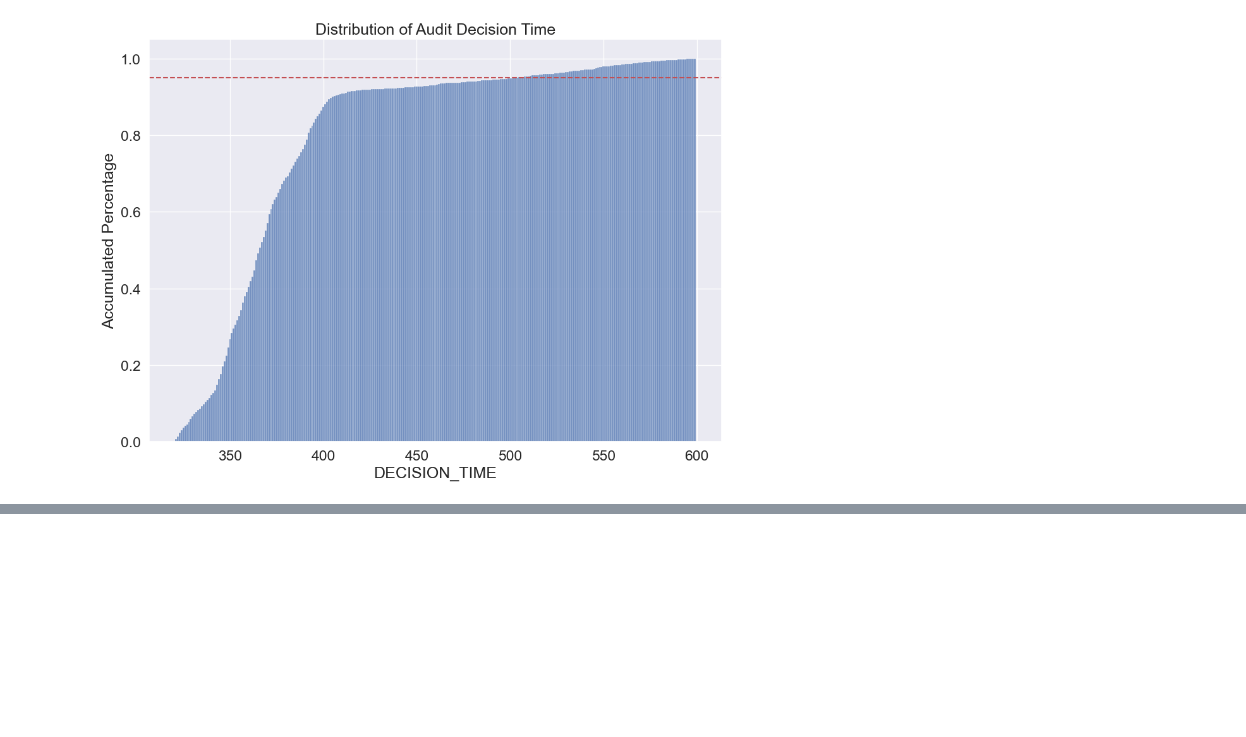
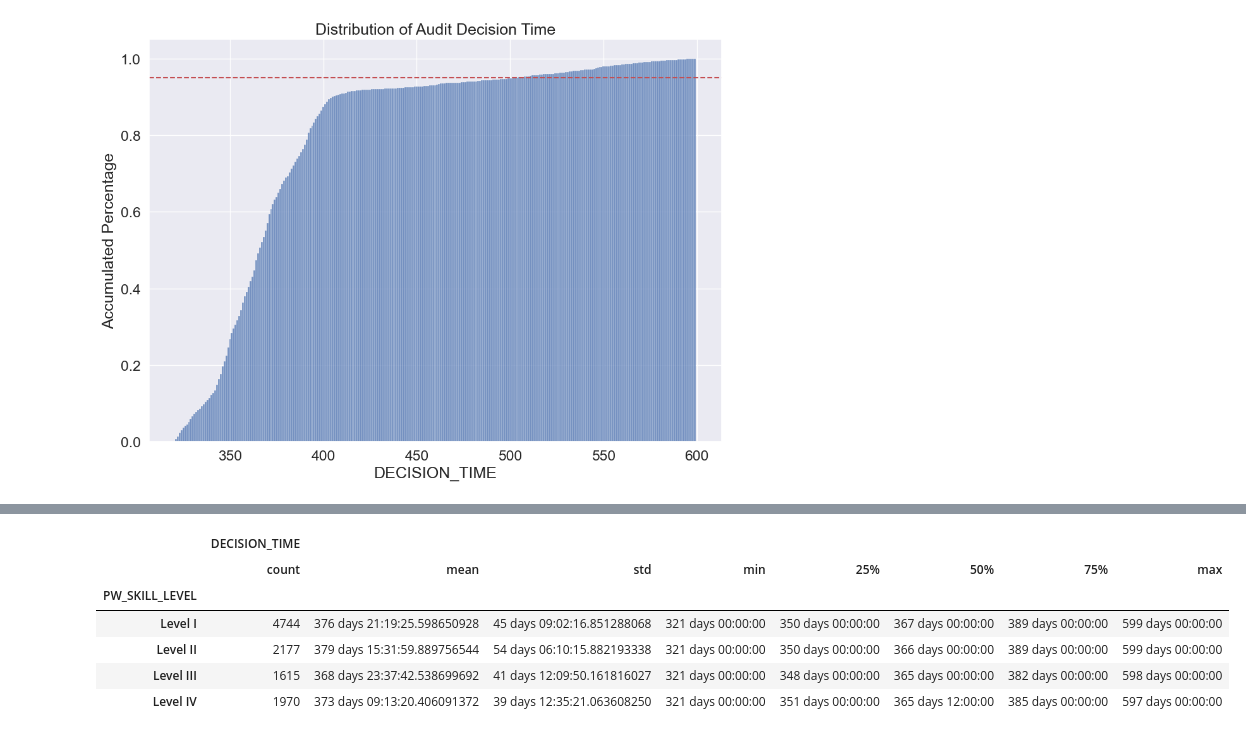
Before and after one commit to baslia/perm_analysis, a Jupyter notebook: audit_analysis.ipynb, the cells around one changed output, grey strips where cells are left out. Cells and saved outputs as stored; diff of their text form; code cells hidden in the pictures; blank space fills up the shorter version.

```diff
--- a/audit_analysis.ipynb
+++ b/audit_analysis.ipynb
@@ -56,0 +121,10 @@ ax.axhline(y=0.95, color='r', linestyle='--')
+# %%
+df_audit[['PW_SKILL_LEVEL', 'DECISION_TIME']].groupby('PW_SKILL_LEVEL').describe()
+# %% [output]
+|  | DECISION_TIME |  |  |  |  |  |  |  |
+|  | count | mean | std | min | 25% | 50% | 75% | max |
+| PW_SKILL_LEVEL |  |  |  |  |  |  |  |  |
+| Level I | 4744 | 376 days 21:19:25.598650928 | 45 days 09:02:16.851288068 | 321 days 00:00:00 | 350 days 00:00:00 | 367 days 00:00:00 | 389 days 00:00:00 | 599 days 00:00:00 |
+| Level II | 2177 | 379 days 15:31:59.889756544 | 54 days 06:10:15.882193338 | 321 days 00:00:00 | 350 days 00:00:00 | 366 days 00:00:00 | 389 days 00:00:00 | 599 days 00:00:00 |
+| Level III | 1615 | 368 days 23:37:42.538699692 | 41 days 12:09:50.161816027 | 321 days 00:00:00 | 348 days 00:00:00 | 365 days 00:00:00 | 382 days 00:00:00 | 598 days 00:00:00 |
+| Level IV | 1970 | 373 days 09:13:20.406091372 | 39 days 12:35:21.063608250 | 321 days 00:00:00 | 351 days 00:00:00 | 365 days 12:00:00 | 385 days 00:00:00 | 597 days 00:00:00 |
```
Also changed, not shown: parts of 5 cells of this notebook, 1 other file.
